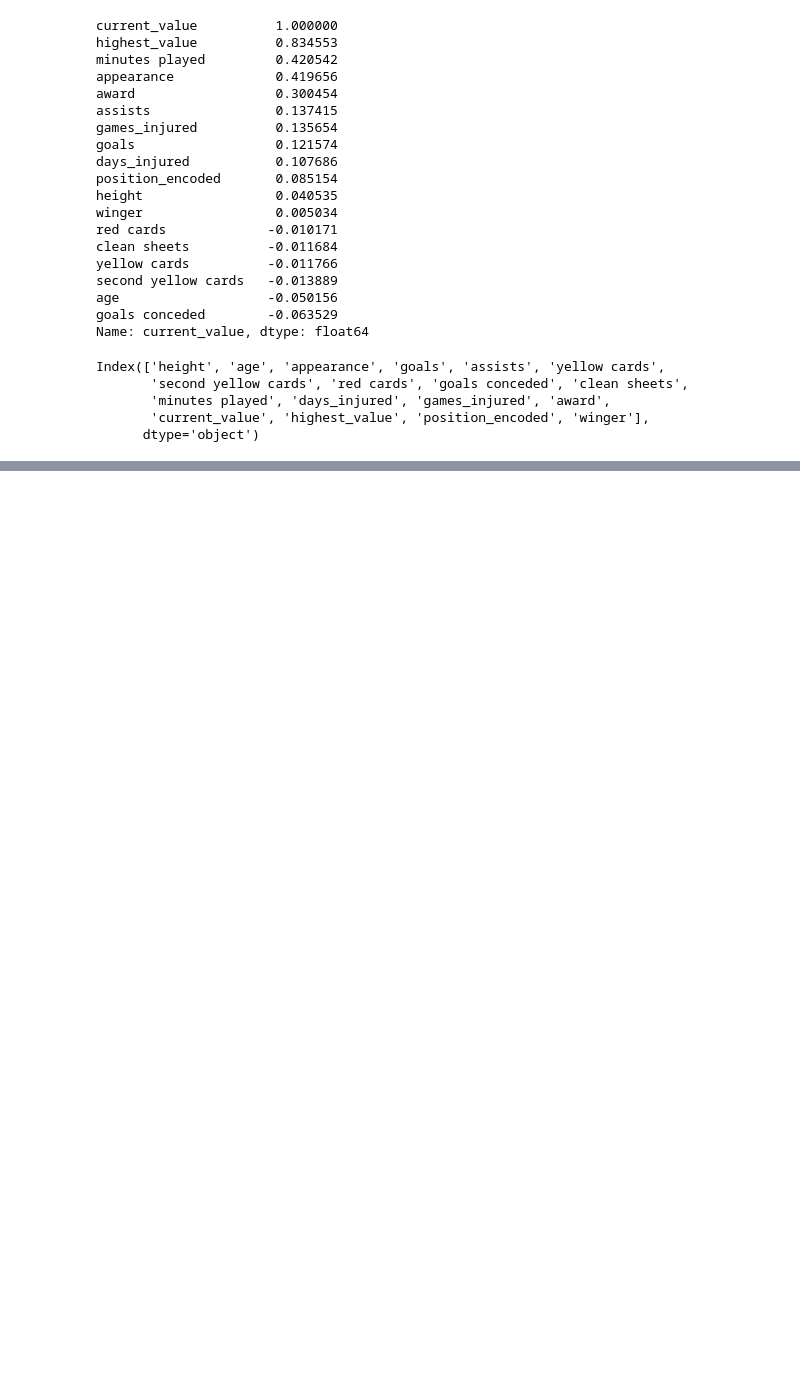
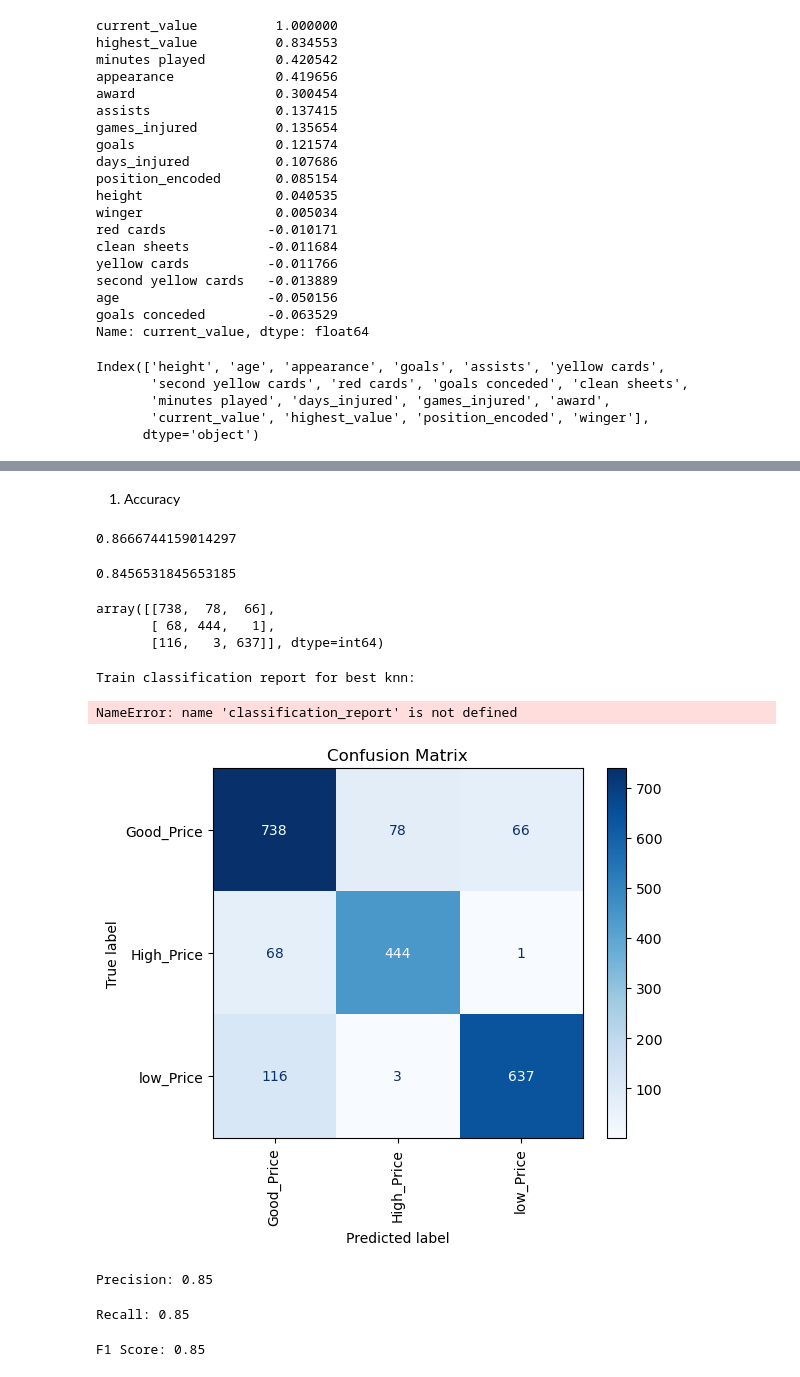
Before and after one commit to MeshalAlsanariWork/Regression-Supervised-and-Unsupervised-AI-Models, a Jupyter notebook: EDA explain template_MeshalAlsanari_KNN.ipynb, the cells around one changed output, grey strips where cells are left out. Drawn from its saved outputs; the diff is of its cells as text; code cells hidden in the pictures; blank space fills up the shorter version.

```diff
--- a/EDA explain template_MeshalAlsanari_KNN.ipynb
+++ b/EDA explain template_MeshalAlsanari_KNN.ipynb
@@ -895,0 +623,11 @@ plt.show()
+# %%
+model = KNeighborsClassifier()
+# %%
+param_grid = {
+    'n_neighbors': [2, 3, 4, 5, 6, 7, 8, 9, 10]
+}
+grid_search = GridSearchCV(estimator=model,
+                           param_grid=param_grid,
+                           cv=5,
+                           scoring='f1_macro',
+                           verbose=1)
@@ -895,0 +636,3 @@ plt.show()
+# %%
+# Fit the model on the training data
+grid_search.fit(X_train_scaled, Y_train)
@@ -895,0 +648,2 @@ plt.show()
+# %%
+model = grid_search.best_estimator_
@@ -895,0 +663,59 @@ plt.show()
+# %% [markdown]
+1. Accuracy
+# %%
+# Train score
+y_pred_train = model.predict(X_train_scaled)
+accuracy = accuracy_score(Y_train, y_pred_train)
+accuracy
+# %% [output]
+0.8666744159014297
+# %%
+# Test score
+accuracy = accuracy_score(Y_test, y_pred)
+accuracy
+# %% [output]
+0.8456531845653185
+# %%
+conf_matrix = confusion_matrix(Y_test, y_pred)
+conf_matrix
+# %% [output]
+array([[738,  78,  66],
+       [ 68, 444,   1],
+       [116,   3, 637]], dtype=int64)
+# %%
+print("Train classification report for best knn:")
+print(f' {classification_report(Y_train, y_pred_train, labels=list(model.classes_))}')
+print("Test classification report for best knn: ")
+print(f'{classification_report(Y_test, y_pred, labels=list(model.classes_))}')
+# %% [output]
+Train classification report for best knn:
+NameError: name 'classification_report' is not defined
+# %%
+from sklearn.metrics import confusion_matrix, ConfusionMatrixDisplay
+
+ConfusionMatrixDisplay.from_predictions(Y_test, y_pred,
+                                        display_labels=model.classes_,
+                                        cmap="Blues",
+                                        xticks_rotation='vertical')
+plt.title('Confusion Matrix')
+plt.show()
+# %% [output]
+[figure, added]
+# %%
+# Calculate Precision
+precision = precision_score(Y_test, y_pred, average='macro')
+print(f"Precision: {precision:.2f}")
+# %% [output]
+Precision: 0.85
+# %%
+# Calculate Recall
+recall = recall_score(Y_test, y_pred, average='macro')
+print(f"Recall: {recall:.2f}")
+# %% [output]
+Recall: 0.85
+# %%
+# Calculate F1 Score
+f1 = f1_score(Y_test, y_pred, average='macro')
+print(f"F1 Score: {f1:.2f}")
+# %% [output]
+F1 Score: 0.85
```
Also changed, not shown: parts of 46 cells of this notebook.
